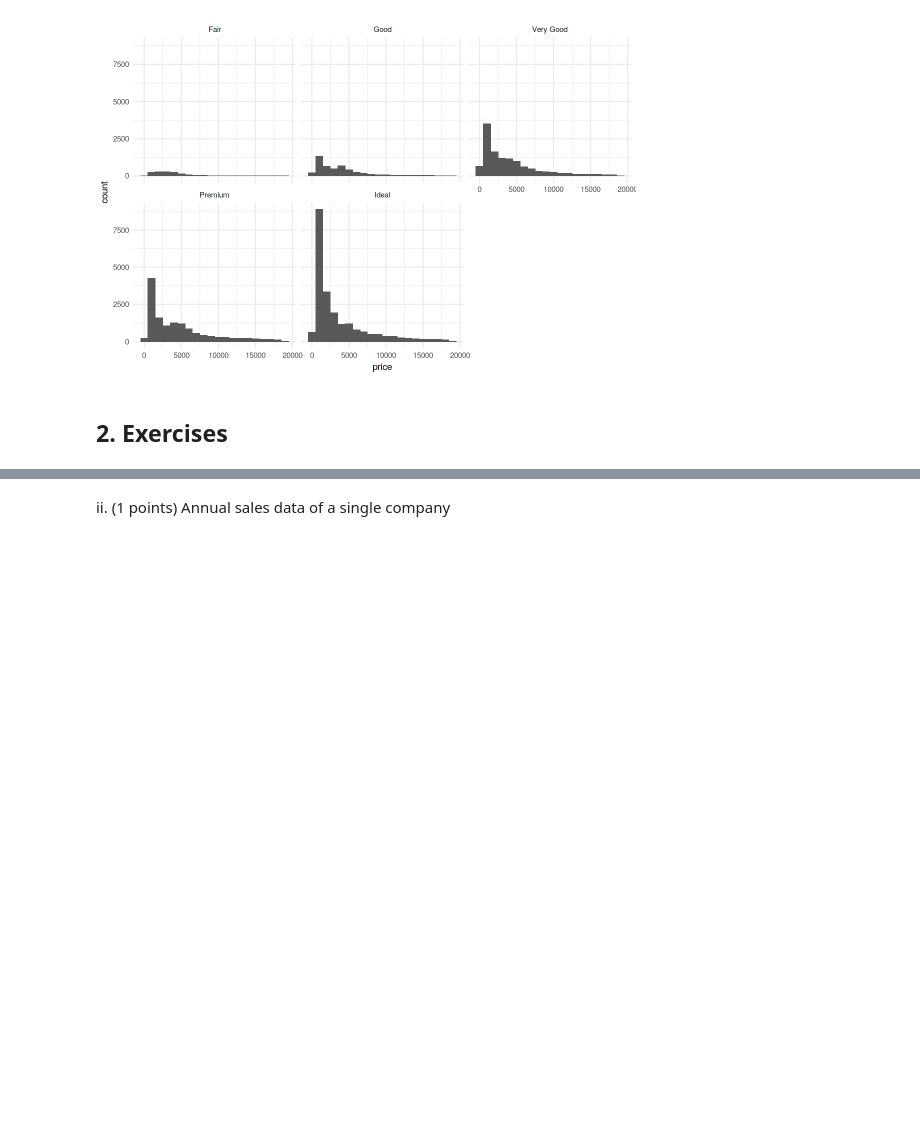
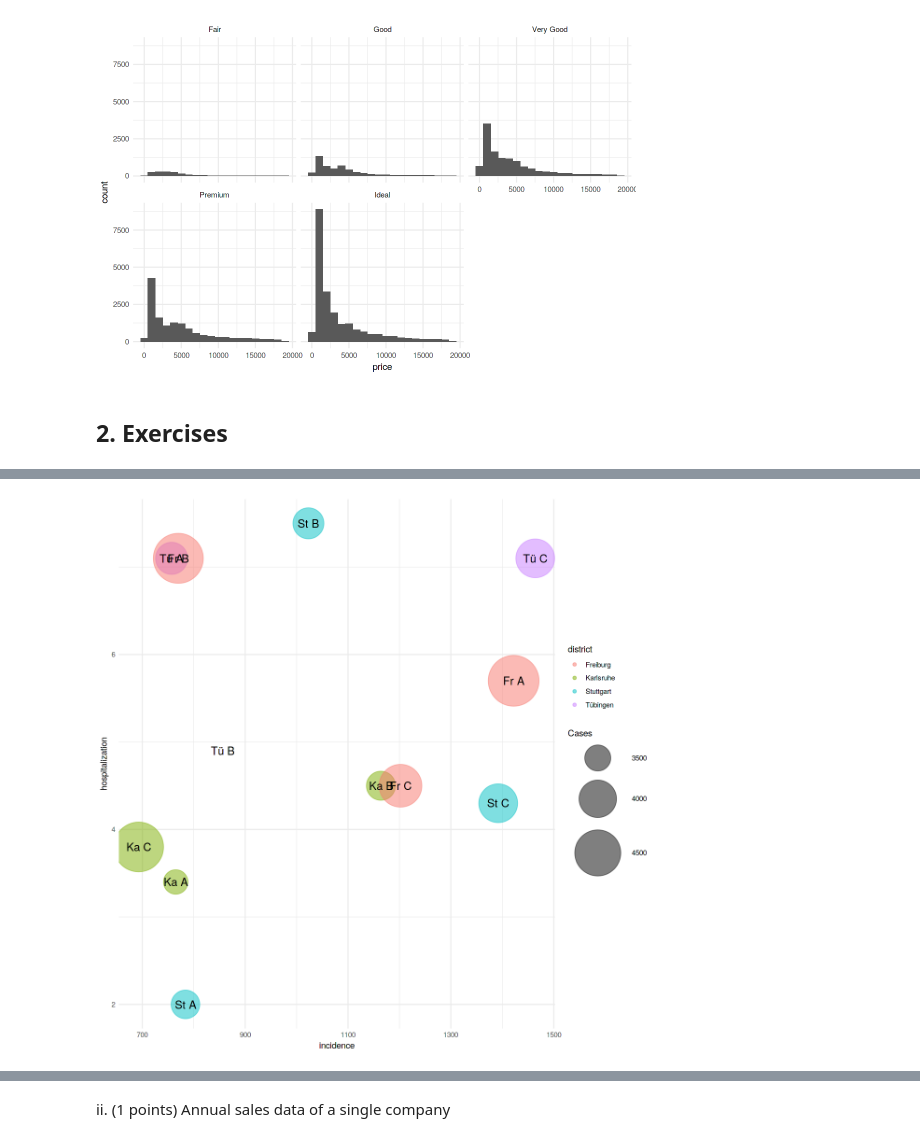
Before and after one commit to wi3jmu/AIS2022, a Jupyter notebook: worksheets/ais22-w05-data-visualization.ipynb, the cells around one changed output, grey strips where cells are left out. Saved outputs shown, nothing was run; the diff lists cells and outputs as text; code cells hidden in the pictures; blank space fills up the shorter version.

Commit message:
Kaggle Notebook | AIS22-W05-Data_visualization | Version 16

```diff
--- a/worksheets/ais22-w05-data-visualization.ipynb
+++ b/worksheets/ais22-w05-data-visualization.ipynb
@@ -471,0 +532,9 @@ diamonds %>%
+# %%
+# Write your code here
+options(repr.plot.width=10, repr.plot.height=10)
+cov19_data %>%
+  ggplot(aes(x=incidence, y=hospitalization, size=cases, color=district, label = county_label)) +
+    geom_point(alpha=0.5) +
+    scale_size(range = c(.1, 30), name="Cases") + geom_text( aes(label=county_label), nudge_y= 0, nudge_x= 0, size = 5,color= "black")
+# %% [output]
+[figure, added]
```
Also changed, not shown: parts of 44 cells of this notebook.
